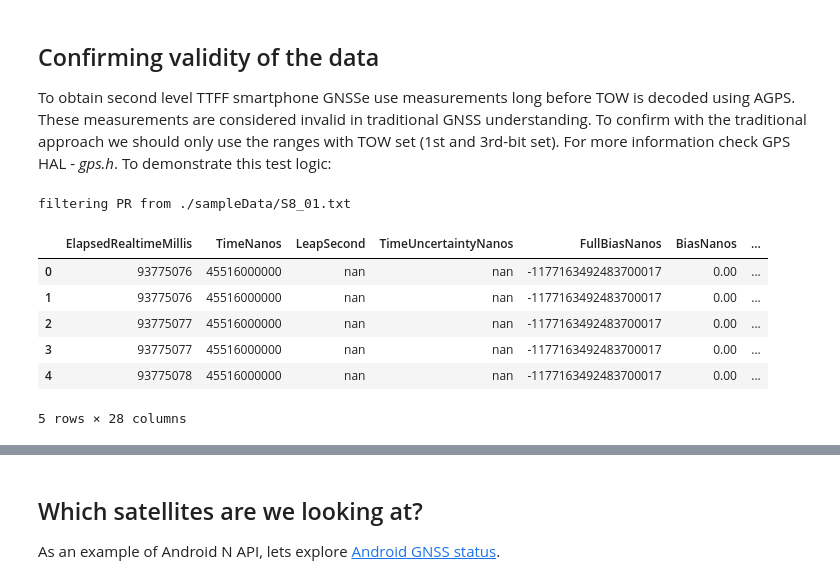
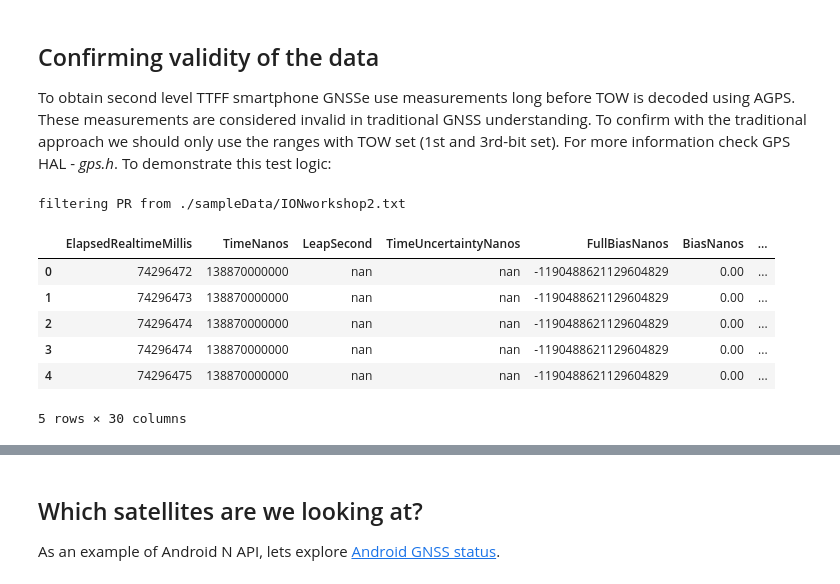
Before and after one commit to DfAC/AndroidGNSS, a Jupyter notebook: ProcessRanges.ipynb, the cells around one changed output, grey strips where cells are left out. Saved outputs shown, nothing was run; the diff lists cells and outputs as text; code cells hidden in the pictures.

```diff
--- a/ProcessRanges.ipynb
+++ b/ProcessRanges.ipynb
@@ -79,26 +79,29 @@ For this workshop we will only focus on the last one.
 To obtain second level TTFF smartphone GNSSe use measurements long before TOW is decoded using AGPS.  These measurements are considered invalid in traditional GNSS understanding. To confirm with the traditional approach we should only use the ranges with TOW set (1st and 3rd-bit set). For more information check GPS HAL - *gps.h*.
 To demonstrate this test logic:
 # %%
-# reads GNSSLogger log file into pandas data frame
+# reads GNSSLogger log file into pandas data frame using Google Logger 2.0
 def readGNSSLogger (data_file):
   print("filtering PR from %s" % data_file)
   RawMeas = SimpleLineGrep(data_file,'Raw')
-  colNames = ["Raw","ElapsedRealtimeMillis","TimeNanos","LeapSecond","TimeUncertaintyNanos","FullBiasNanos","BiasNanos","BiasUncertaintyNanos","DriftNanosPerSecond","DriftUncertaintyNanosPerSecond","HardwareClockDiscontinuityCount","SVid","TimeOffsetNanos","State","ReceivedSvTimeNanos","ReceivedSvTimeUncertaintyNanos","Cn0DbHz","PseudorangeRateMetersPerSecond","PseudorangeRateUncertaintyMetersPerSecond","AccumulatedDeltaRangeState","AccumulatedDeltaRangeMeters","AccumulatedDeltaRangeUncertaintyMeters","CarrierFrequencyHz","CarrierCycles","CarrierPhase","CarrierPhaseUncertainty","MultipathIndicator","SnrInDb","ConstellationType"]
-  dataFrame = pd.read_csv(RawMeas, delimiter = ",",error_bad_lines=False,header=None,usecols=range(1,len(colNames)),
-                       names= colNames,encoding = 'utf-8-sig',na_values = ["NULL",""],engine ='c')
-
+  # for 7.0 colNames = ["Raw","ElapsedRealtimeMillis","TimeNanos","LeapSecond","TimeUncertaintyNanos","FullBiasNanos","BiasNanos","BiasUncertaintyNanos","DriftNanosPerSecond","DriftUncertaintyNanosPerSecond","HardwareClockDiscontinuityCount","Svid","TimeOffsetNanos","State","ReceivedSvTimeNanos","ReceivedSvTimeUncertaintyNanos","Cn0DbHz","PseudorangeRateMetersPerSecond","PseudorangeRateUncertaintyMetersPerSecond","AccumulatedDeltaRangeState","AccumulatedDeltaRangeMeters","AccumulatedDeltaRangeUncertaintyMeters","CarrierFrequencyHz","CarrierCycles","CarrierPhase","CarrierPhaseUncertainty","MultipathIndicator","SnrInDb","ConstellationType","AgcDb","CarrierFrequencyHz"]
+  # for 8.0
+  colNames = ["Raw","ElapsedRealtimeMillis","TimeNanos","LeapSecond","TimeUncertaintyNanos","FullBiasNanos","BiasNanos","BiasUncertaintyNanos","DriftNanosPerSecond","DriftUncertaintyNanosPerSecond","HardwareClockDiscontinuityCount","Svid","TimeOffsetNanos","State","ReceivedSvTimeNanos","ReceivedSvTimeUncertaintyNanos","Cn0DbHz","PseudorangeRateMetersPerSecond","PseudorangeRateUncertaintyMetersPerSecond","AccumulatedDeltaRangeState","AccumulatedDeltaRangeMeters","AccumulatedDeltaRangeUncertaintyMeters","CarrierFrequencyHz","CarrierCycles","CarrierPhase","CarrierPhaseUncertainty","MultipathIndicator","SnrInDb","ConstellationType","AgcDb","CarrierFrequencyHz"]
+  dataFrame = pd.read_csv(RawMeas, delimiter = ",",error_bad_lines=False,header=None,
+                          usecols=range(1,len(colNames)),names= colNames,
+                          encoding = 'utf-8-sig',na_values = ["NULL",""],engine ='c')
   return dataFrame
 # %%
-data_file = "./sampleData/S8_01.txt"
+data_file = "./sampleData/IONworkshop2.txt"
 df_GNSS = readGNSSLogger(data_file)
 
 df_GNSS.head()
+#df_GNSS = df_GNSS[1000:] #cut noisy start of data -> this is for my S8 data
 # %% [output]
-filtering PR from ./sampleData/S8_01.txt
+filtering PR from ./sampleData/IONworkshop2.txt
 |  | ElapsedRealtimeMillis | TimeNanos | LeapSecond | TimeUncertaintyNanos | FullBiasNanos | BiasNanos | ... |
-| 0 | 93775076 | 45516000000 | nan | nan | -1177163492483700017 | 0.00 | ... |
-| 1 | 93775076 | 45516000000 | nan | nan | -1177163492483700017 | 0.00 | ... |
-| 2 | 93775077 | 45516000000 | nan | nan | -1177163492483700017 | 0.00 | ... |
-| 3 | 93775077 | 45516000000 | nan | nan | -1177163492483700017 | 0.00 | ... |
-| 4 | 93775078 | 45516000000 | nan | nan | -1177163492483700017 | 0.00 | ... |
+| 0 | 74296472 | 138870000000 | nan | nan | -1190488621129604829 | 0.00 | ... |
+| 1 | 74296473 | 138870000000 | nan | nan | -1190488621129604829 | 0.00 | ... |
+| 2 | 74296474 | 138870000000 | nan | nan | -1190488621129604829 | 0.00 | ... |
+| 3 | 74296474 | 138870000000 | nan | nan | -1190488621129604829 | 0.00 | ... |
+| 4 | 74296475 | 138870000000 | nan | nan | -1190488621129604829 | 0.00 | ... |
-5 rows × 28 columns
+5 rows × 30 columns
```
Also changed, not shown: parts of 9 cells of this notebook.
